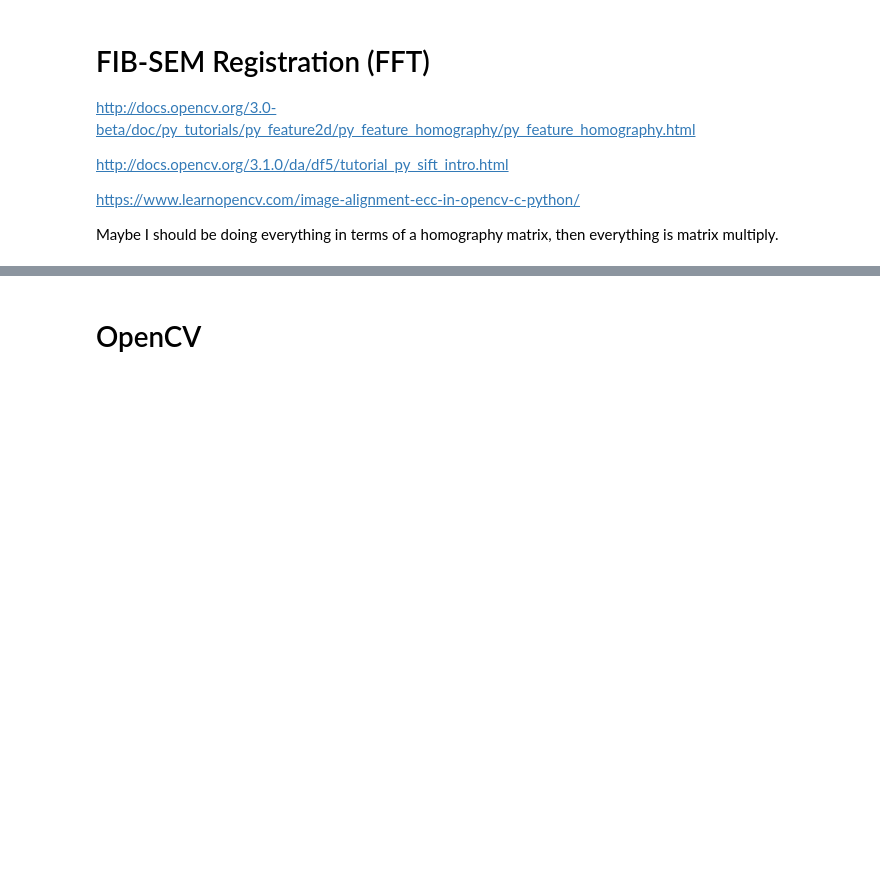
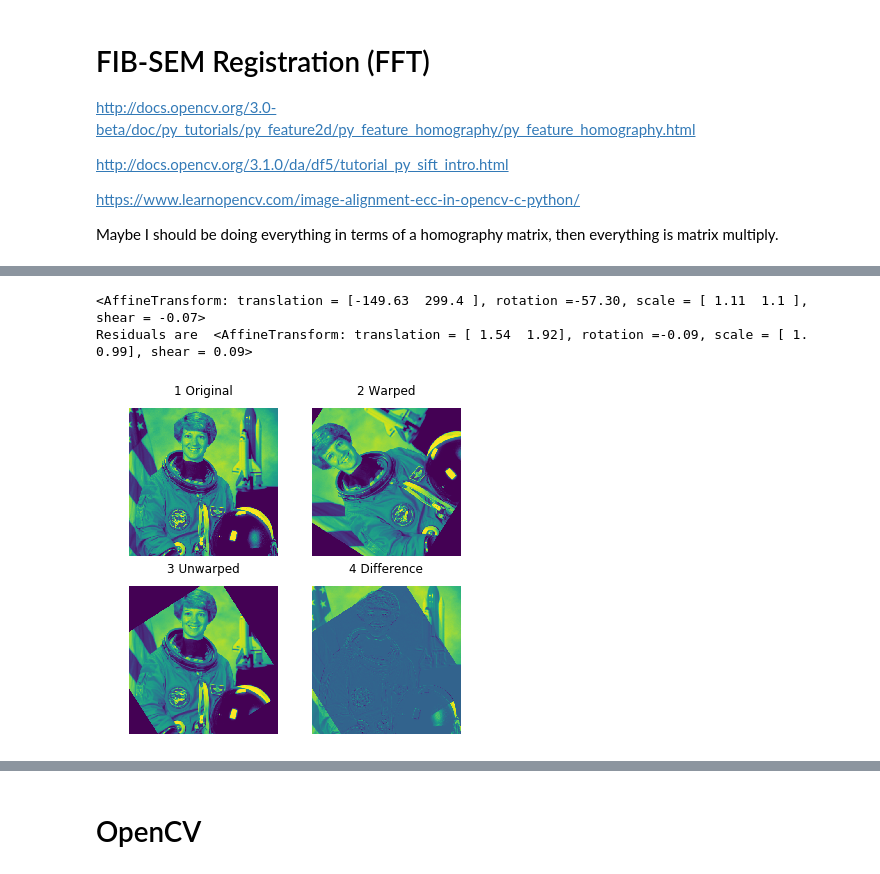
Before and after one commit to janelia-cellmap/FIB-SEM-Aligner, a Jupyter notebook: FIB-SEM Registration Dev.ipynb, the cells around one changed output, grey strips where cells are left out. Drawn from its saved outputs; the diff is of its cells as text; code cells hidden in the pictures; blank space fills up the shorter version.

```diff
--- a/FIB-SEM Registration Dev.ipynb
+++ b/FIB-SEM Registration Dev.ipynb
@@ -83,0 +89,6 @@ def register_translation(im0, im1, upsample_factor=100):
+# %%
+drive_meth(astro.astype(np.float32), af_similar, dual_registration)
+# %% [output]
+<AffineTransform: translation = [-149.63  299.4 ], rotation =-57.30, scale = [ 1.11  1.1 ], shear = -0.07>
+Residuals are  <AffineTransform: translation = [ 1.54  1.92], rotation =-0.09, scale = [ 1.    0.99], shear = 0.09>
+[figure, added]
```
Also changed, not shown: parts of 34 cells of this notebook, 1 other file.
